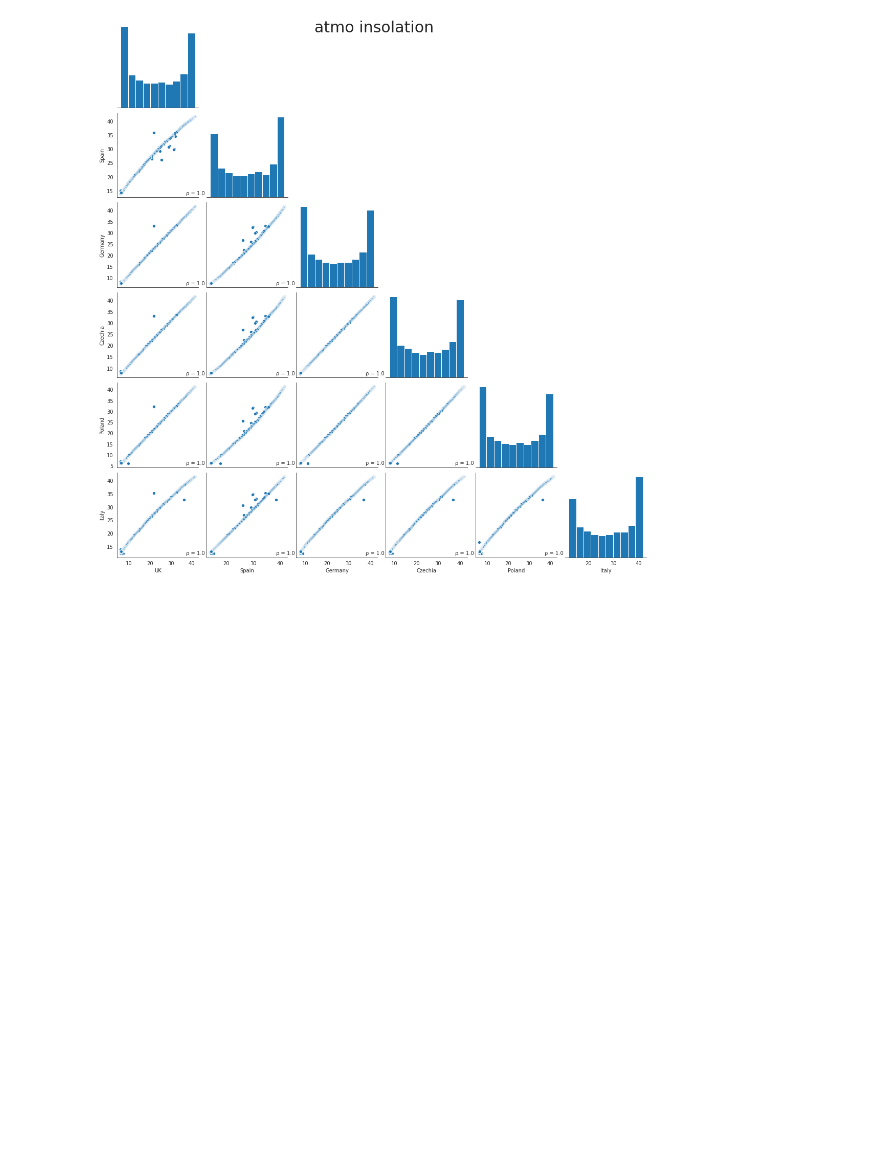
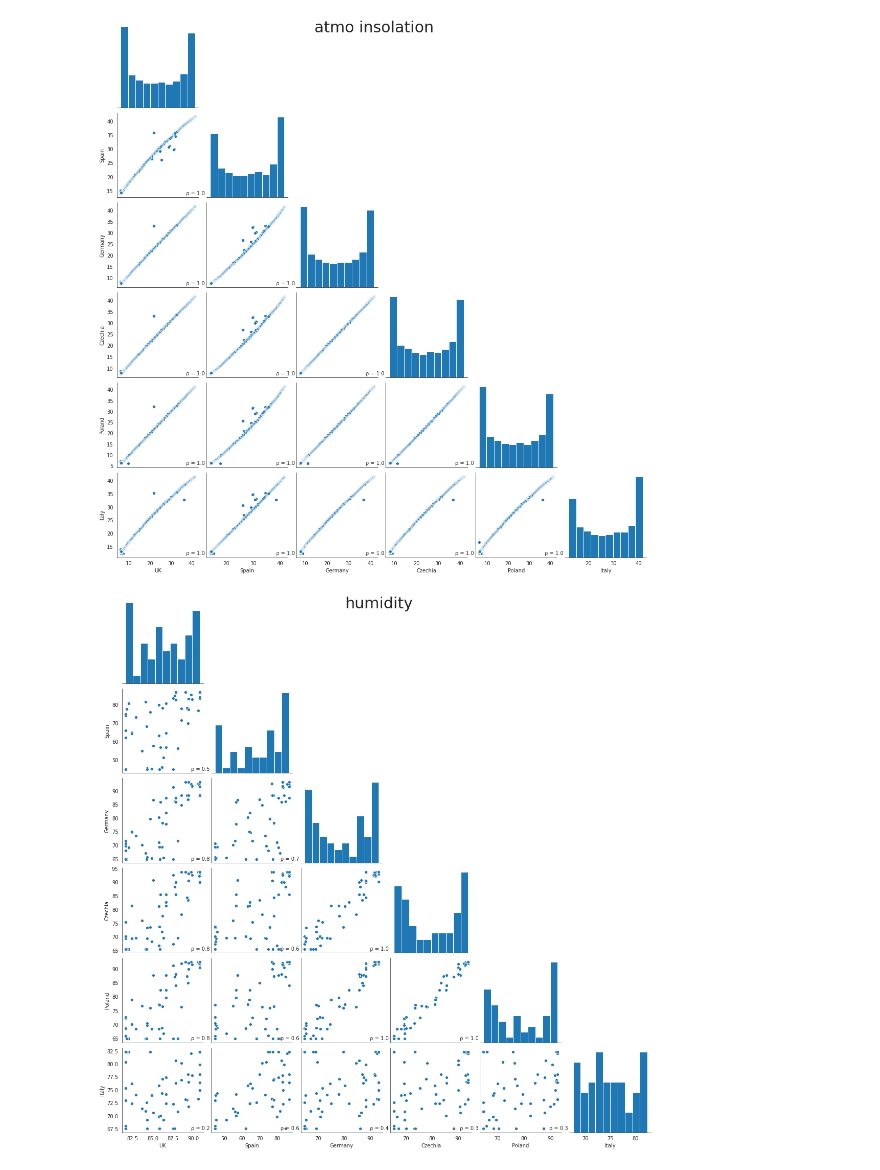
Before and after one commit to g-leech/season-corrs, a Jupyter notebook: seasonality_components_corr.ipynb, the cells around one changed output. Cells and saved outputs as stored; diff of their text form; code cells hidden in the pictures; blank space fills up the shorter version.

Commit message:
weekly country v country

```diff
--- a/seasonality_components_corr.ipynb
+++ b/seasonality_components_corr.ipynb
@@ -373,3 +375,100 @@ plott(insol2, "atmo insolation")
 [figure]
 [figure]
 [figure]
+# %%
+# UK
+# lower_left 50.2279, -6.1003 #(lat,lon)
+# upper_right 54.7279, -1.6003 #(lat,lon)
+
+def get_corr_countries(path, c, window_len=7) :
+    cdf = pd.read_csv(path, skiprows=range(13))
+    cdf.columns = ["LAT", "LON", "YEAR", "DOY", "humid", "temp", "insol", "infrared"]
+    cdf = cdf.drop("infrared", axis=1)
+    means = cdf.groupby(["YEAR", "DOY"]).mean()
+    means["seasonality"] = sinus
+
+    rs = means.reset_index()
+
+    rs["Date"] = rs["DOY"].apply(lambda row : datetime.datetime(2020, 1, 1) + datetime.timedelta(days=row - 1))
+    rs = rs.drop(["YEAR", "DOY"], axis=1)
+    rs['Date'] = rs['Date'] - pd.to_timedelta(window_len, unit='d')
+    means = rs.groupby(pd.Grouper(key='Date', freq='W-MON')) \
+       .mean() \
+       .reset_index() \
+       .sort_values('Date')
+
+    means = winsor(means, "insol")
+    means = winsor(means, "temp")
+    means = winsor(means, "humid")
+
+    l = means.insol.quantile(0.01)
+    u = means.insol.quantile(0.99)
+    means.insol = means.insol.clip(lower=l, upper=u)
+
+    means["country"] = c
+    return means
+
+
+
+def corrfunc(x, y, ax=None, **kws):
+    """Plot the correlation coefficient in the top left hand corner of a plot."""
+    r, _ = pearsonr(x, y)
+    ax = ax or plt.gca()
+    ax.annotate(f'ρ = {r:.1f}', xy=(.85, .03), xycoords=ax.transAxes)
+
+
+def plott(means, feature):
+    g = sns.pairplot(means, corner=True)
+    g.fig.suptitle(feature, y=1, fontsize=30)
+    g.map_lower(corrfunc)
+
+
+# # RH2M Relative Humidity at 2 Meters
+# # ALLSKY_TOA_SW_DWN Top-of-atmosphere Insolation #"All Sky Insolation Incident on a Horizontal Surface"
+
+uk = "data/POWER_Regional_Daily_20200101_20201231_e1f88e04_uk.csv"
+uk = get_corr_countries(uk, "UK")
+
+spain = "data/POWER_Regional_Daily_20200101_20201231_3f52643a_es.csv"
+spain = get_corr_countries(spain, "Spain")
+
+de = "data/POWER_Regional_Daily_20200101_20201231_69b95207_de.csv"
+de = get_corr_countries(de, "Germany")
+
+cz = "data/POWER_Regional_Daily_20200101_20201231_c30935a3_cz.csv"
+cz = get_corr_countries(cz, "Czechia")
+
+pl = "data/POWER_Regional_Daily_20200101_20201231_744d742f_pl.csv"
+pl = get_corr_countries(pl, "Poland")
+
+it = "data/POWER_Regional_Daily_20200101_20201231_e3d574bd_it.csv"
+it = get_corr_countries(it, "Italy")
+
+df = pd.concat([uk, spain, de, cz, pl, it])
+df
+
+
+hum = df[["humid", "country"]].reset_index()#.set_index(["country"])#.unstack(level=0)
+temp = df[["temp", "country"]].reset_index()
+insol = df[["insol", "country"]].reset_index()
+
+
+
+def transpose_melt(df, col) :
+    df2 = pd.DataFrame(columns=df.country.unique())
+    for country in df.country.unique() :
+        df2[country] = df[df.country == country].reset_index()[col]
+
+    return df2
+
+hum2 = transpose_melt(hum, "humid")
+temp2 = transpose_melt(temp, "temp")
+insol2 = transpose_melt(insol, "insol")
+
+
+
+plott(hum2, "humidity")
+plott(temp2, "temperature")
+plott(insol2, "atmo insolation")
+# %% [output]
+[figure, added]
```
Also changed, not shown: parts of 2 cells of this notebook.
